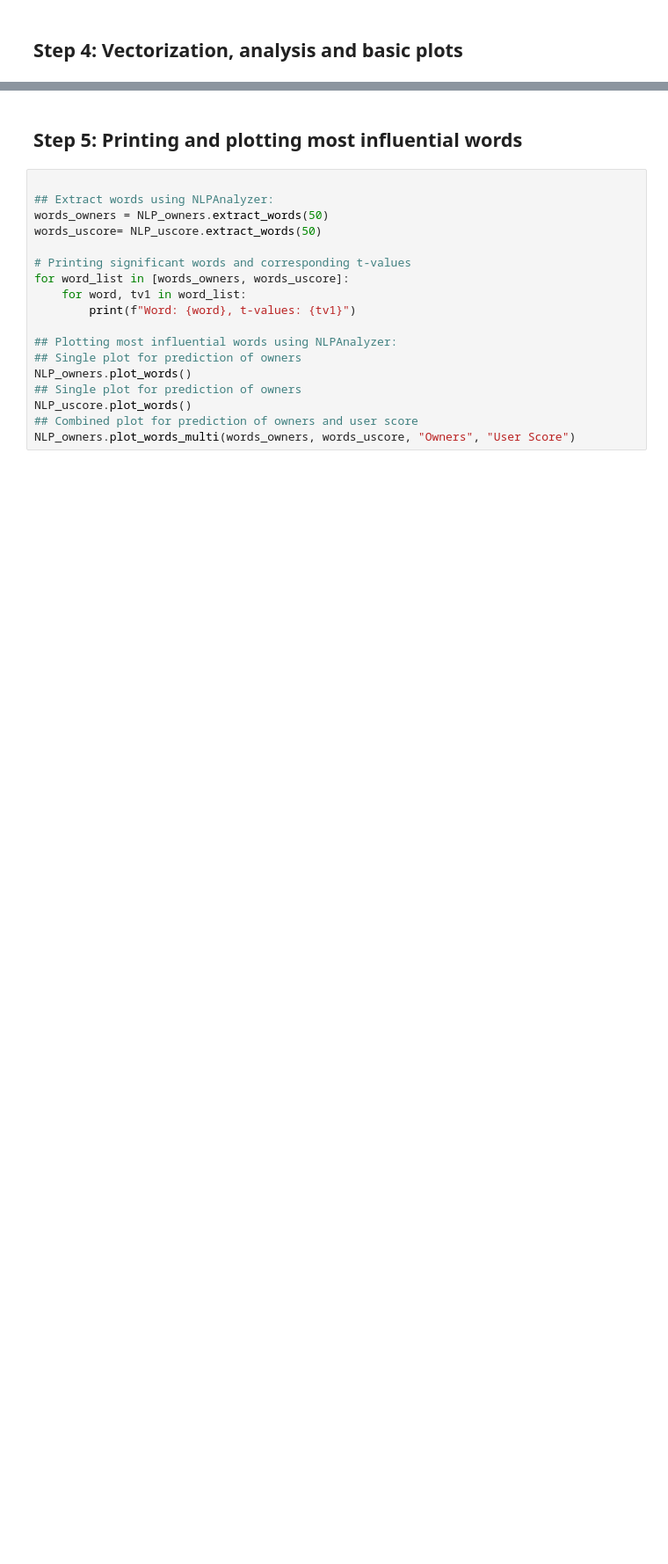
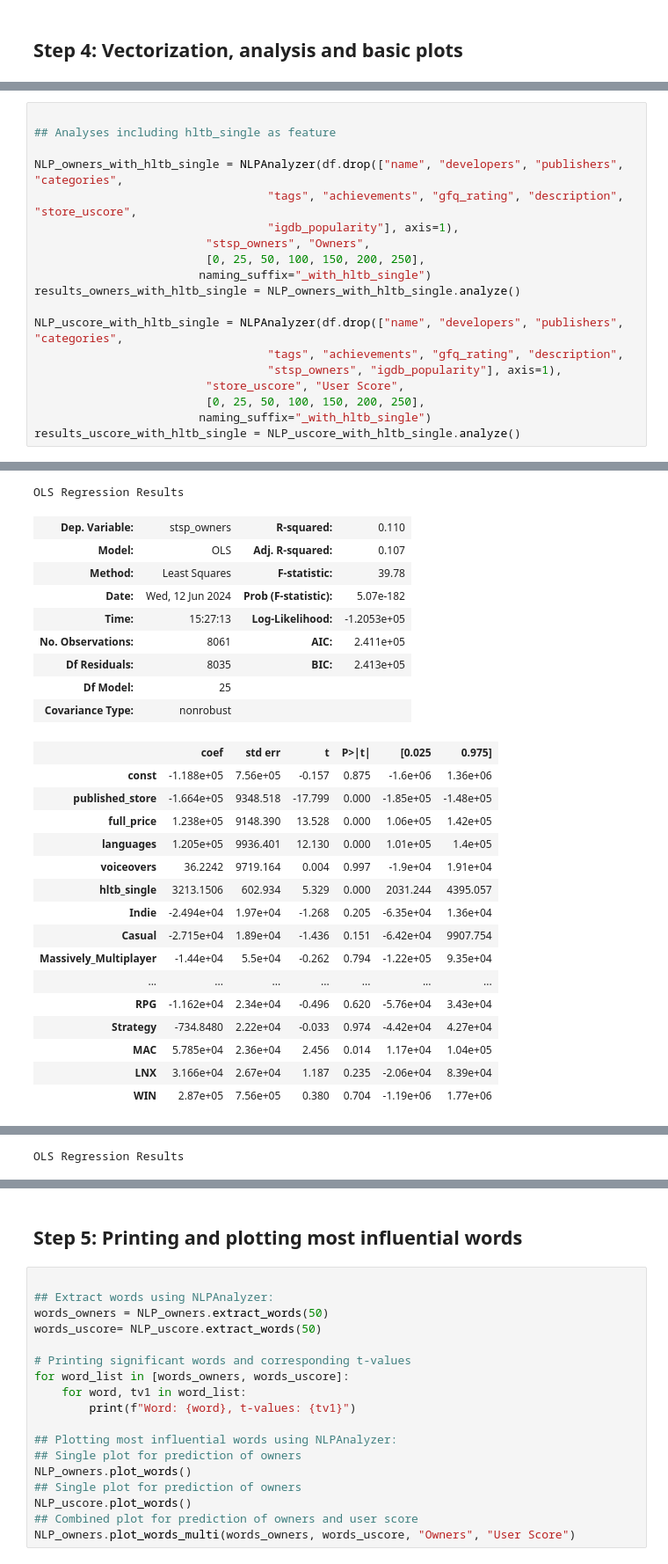
Before and after one commit to tgrauenhorst/Predicting_Video_Game_Success, a Jupyter notebook: notebooks/analyses/analyses_nlp_comparison.ipynb, the cells around one changed output, grey strips where cells are left out. Shown at 88% size. Drawn from its saved outputs; the diff is of its cells as text; blank space fills up the shorter version.

Commit message:
updated analyses_nlp_comparison and added analyses_tool.py from which classes and functions can be imported into other notebooks

```diff
--- a/notebooks/analyses/analyses_nlp_comparison.ipynb
+++ b/notebooks/analyses/analyses_nlp_comparison.ipynb
@@ -686,0 +786,20 @@ results_uscore = NLP_uscore.analyze()
+# %%
+
+## Analyses including hltb_single as feature
+
+NLP_owners_with_hltb_single = NLPAnalyzer(df.drop(["name", "developers", "publishers", "categories",
+                                  "tags", "achievements", "gfq_rating", "description", "store_uscore",
+                                  "igdb_popularity"], axis=1),
+                         "stsp_owners", "Owners",
+                         [0, 25, 50, 100, 150, 200, 250],
+                        naming_suffix="_with_hltb_single")
+results_owners_with_hltb_single = NLP_owners_with_hltb_single.analyze()
+
+NLP_uscore_with_hltb_single = NLPAnalyzer(df.drop(["name", "developers", "publishers", "categories",
+                                  "tags", "achievements", "gfq_rating", "description",
+                                  "stsp_owners", "igdb_popularity"], axis=1),
+                         "store_uscore", "User Score",
+                         [0, 25, 50, 100, 150, 200, 250],
+                        naming_suffix="_with_hltb_single")
+results_uscore_with_hltb_single = NLP_uscore_with_hltb_single.analyze()
+# %% [output]
@@ -686,0 +815,26 @@ results_uscore = NLP_uscore.analyze()
+OLS Regression Results
+| Dep. Variable: | stsp_owners | R-squared: | 0.110 |
+| Model: | OLS | Adj. R-squared: | 0.107 |
+| Method: | Least Squares | F-statistic: | 39.78 |
+| Date: | Wed, 12 Jun 2024 | Prob (F-statistic): | 5.07e-182 |
+| Time: | 15:27:13 | Log-Likelihood: | -1.2053e+05 |
+| No. Observations: | 8061 | AIC: | 2.411e+05 |
+| Df Residuals: | 8035 | BIC: | 2.413e+05 |
+| Df Model: | 25 |  |  |
+| Covariance Type: | nonrobust |  |  |
+|  | coef | std err | t | P>|t| | [0.025 | 0.975] |
+| const | -1.188e+05 | 7.56e+05 | -0.157 | 0.875 | -1.6e+06 | 1.36e+06 |
+| published_store | -1.664e+05 | 9348.518 | -17.799 | 0.000 | -1.85e+05 | -1.48e+05 |
+| full_price | 1.238e+05 | 9148.390 | 13.528 | 0.000 | 1.06e+05 | 1.42e+05 |
+| languages | 1.205e+05 | 9936.401 | 12.130 | 0.000 | 1.01e+05 | 1.4e+05 |
+| voiceovers | 36.2242 | 9719.164 | 0.004 | 0.997 | -1.9e+04 | 1.91e+04 |
+| hltb_single | 3213.1506 | 602.934 | 5.329 | 0.000 | 2031.244 | 4395.057 |
+| Indie | -2.494e+04 | 1.97e+04 | -1.268 | 0.205 | -6.35e+04 | 1.36e+04 |
+| Casual | -2.715e+04 | 1.89e+04 | -1.436 | 0.151 | -6.42e+04 | 9907.754 |
+| Massively_Multiplayer | -1.44e+04 | 5.5e+04 | -0.262 | 0.794 | -1.22e+05 | 9.35e+04 |
+| ... | ... | ... | ... | ... | ... | ... |
+| RPG | -1.162e+04 | 2.34e+04 | -0.496 | 0.620 | -5.76e+04 | 3.43e+04 |
+| Strategy | -734.8480 | 2.22e+04 | -0.033 | 0.974 | -4.42e+04 | 4.27e+04 |
+| MAC | 5.785e+04 | 2.36e+04 | 2.456 | 0.014 | 1.17e+04 | 1.04e+05 |
+| LNX | 3.166e+04 | 2.67e+04 | 1.187 | 0.235 | -2.06e+04 | 8.39e+04 |
+| WIN | 2.87e+05 | 7.56e+05 | 0.380 | 0.704 | -1.19e+06 | 1.77e+06 |
@@ -686,0 +866 @@ results_uscore = NLP_uscore.analyze()
+OLS Regression Results
```
Also changed, not shown: parts of 10 cells of this notebook, 1 other file.
